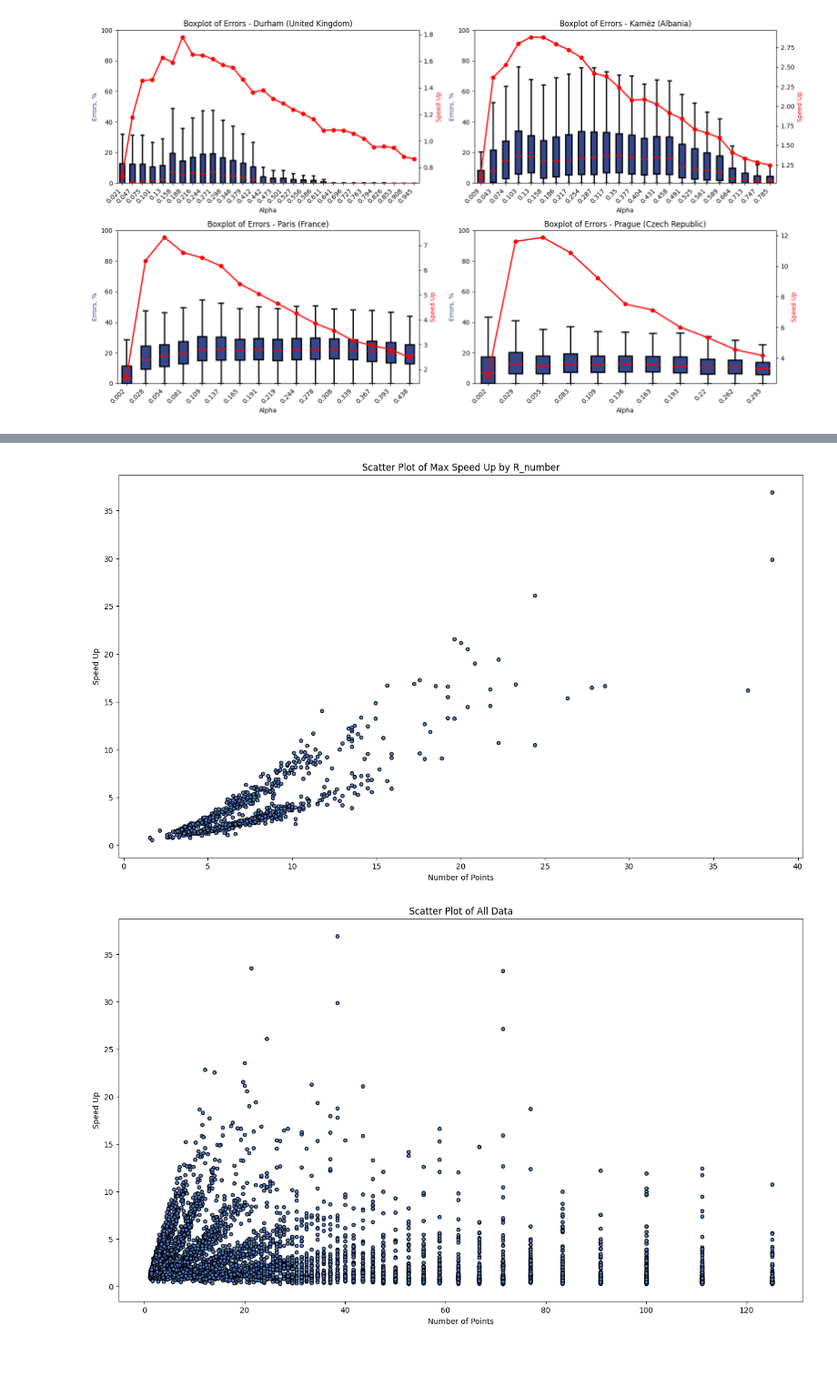
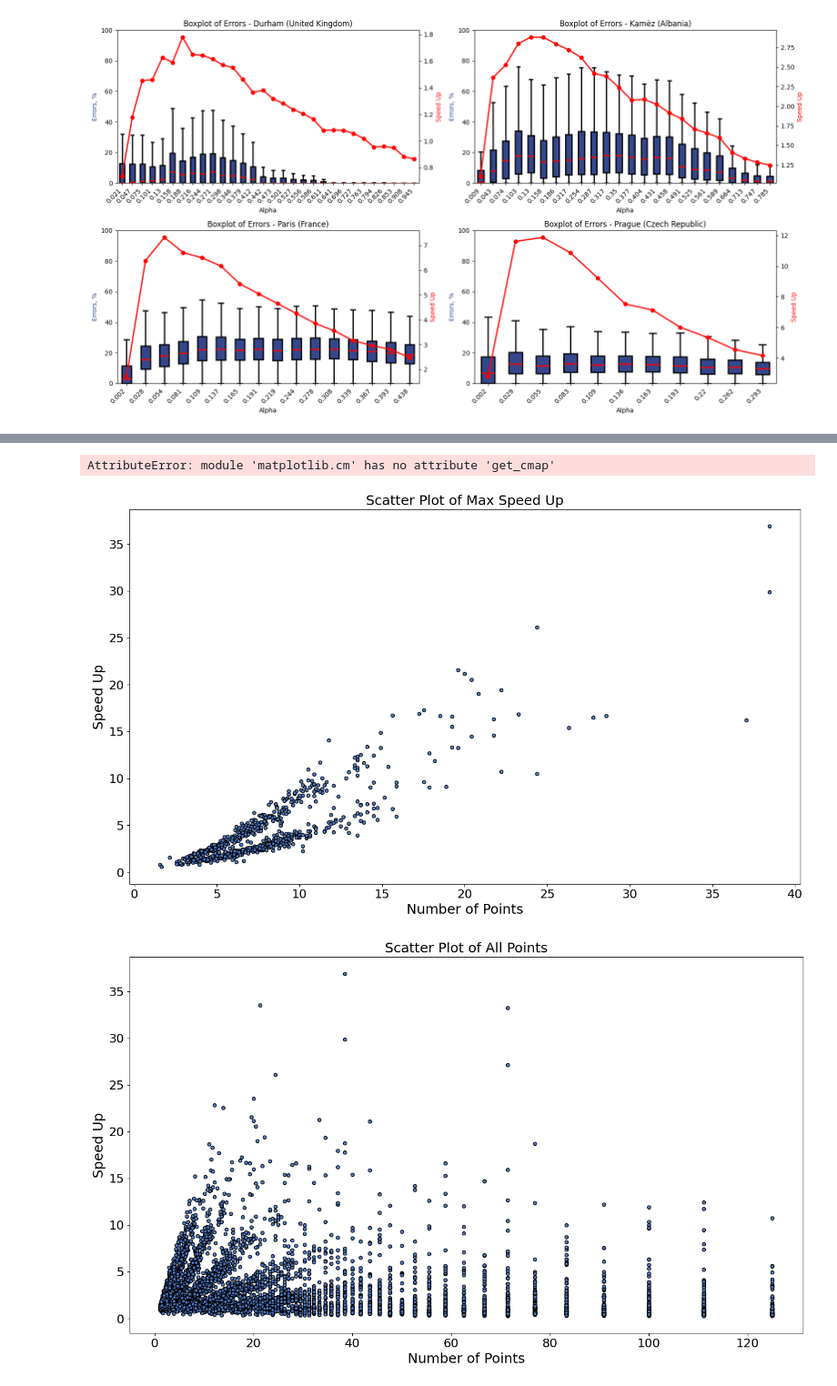
Before and after one commit to romanroff/tmp, a Jupyter notebook: main.ipynb, the cells around one changed output, grey strips where cells are left out. Shown at 91% size. Drawn from its saved outputs; the diff is of its cells as text; code cells hidden in the pictures; blank space fills up the shorter version.

```diff
--- a/main.ipynb
+++ b/main.ipynb
@@ -509,3 +511,6 @@ combined_df.to_csv('For_Gosha.csv')
+# %%
+import pandas as pd
+combined_df = pd.read_csv('For_Gosha.csv')
 # %%
 import matplotlib.pyplot as plt
 from sklearn.cluster import KMeans, SpectralClustering, DBSCAN, AgglomerativeClustering
@@ -651,29 +843,64 @@ Boxplot saved to data\img\boxplot_errors_combined.png
+# %%
+import pandas as pd
+import matplotlib.pyplot as plt
+import seaborn as sns
+
+# Предположим, что combined_df уже загружен
+
+# Удаляем ненужную колонку
+df = combined_df.drop('Unnamed: 0', axis=1)
+
+# Находим строки с максимальным значением 'speed_up' для каждого 'R_number'
+max_speed_up_df = df.loc[df.groupby('R_number')['speed_up'].idxmax()]
+
+# Создаем группы на основе диапазона с шагом 100
+max_speed_up_df['node_group'] = pd.cut(max_speed_up_df['nodes'][max_speed_up_df['nodes'] < 1000], bins=range(0, max_speed_up_df['nodes'].max() + 100, 100), right=False)
+
+# Построение графика с разбиением по группам 'node_group'
+plt.figure(figsize=(10, 5))
+sns.scatterplot(
+    data=max_speed_up_df[max_speed_up_df['nodes'] < 1000],
+    x='k',
+    y='speed_up',
+    hue='node_group',  # группировка по новой колонке 'node_group'
+    palette='tab10',  # цветовая палитра
+    edgecolor='black',
+    alpha=0.95
+)
+
+plt.title('Scatter Plot of Max Speed Up')
+plt.xlabel('Number of Points')
+plt.ylabel('Speed Up')
+plt.legend(title='Node Group')
+plt.show()
+# %% [output]
+AttributeError: module 'matplotlib.cm' has no attribute 'get_cmap'
 # %%
 import matplotlib.pyplot as plt
 
 # Второй график
 ax = combined_df.loc[combined_df.groupby('R_number')['speed_up'].idxmax()].plot(
-    figsize=(16, 9), kind='scatter', x='k', y='speed_up', color='#4E7AC7', edgecolor='black', alpha=0.95
+    figsize=(16, 9), kind='scatter', x='k', y='speed_up', color='#4E7AC7', edgecolor='black', alpha=0.95,  fontsize=16
 )
-ax.set_xlabel('Number of Points')
-ax.set_ylabel('Speed Up')
-ax.set_title('Scatter Plot of Max Speed Up by R_number')
+ax.set_xlabel('Number of Points',  fontsize=18)
+ax.set_ylabel('Speed Up',  fontsize=18)
+ax.set_title('Scatter Plot of Max Speed Up',  fontsize=18)
 # Сохранение изображения
-plt.savefig('data/img/scatter_plot_filter.png', dpi=200, bbox_inches='tight')
+# plt.savefig('data/img/scatter_plot_filter.png', dpi=200, bbox_inches='tight')
 # Отображение графика
 plt.show()
 
 # Третий график
 ax = combined_df.plot(
-    figsize=(16, 9), kind='scatter', x='k', y='speed_up', color='#4E7AC7', edgecolor='black', alpha=0.95
+    figsize=(16, 9), kind='scatter', x='k', y='speed_up', color='#4E7AC7', edgecolor='black', alpha=0.95,  fontsize=16
 )
-ax.set_xlabel('Number of Points')
-ax.set_ylabel('Speed Up')
-ax.set_title('Scatter Plot of All Data')
+ax.set_xlabel('Number of Points',  fontsize=18)
+ax.set_ylabel('Speed Up',  fontsize=18)
+ax.set_title('Scatter Plot of All Points',  fontsize=18)
 # Сохранение изображения
-plt.savefig('data/img/scatter_plot_all.png', dpi=200, bbox_inches='tight')
+# plt.savefig('data/img/scatter_plot_all.png', dpi=200, bbox_inches='tight')
 # Отображение графика
 plt.show()
 # %% [output]
-[figure, old version]
+[figure, new version]
-[figure, old version]
+[figure, new version]
```
Also changed, not shown: parts of 9 cells of this notebook, 1 other file.
